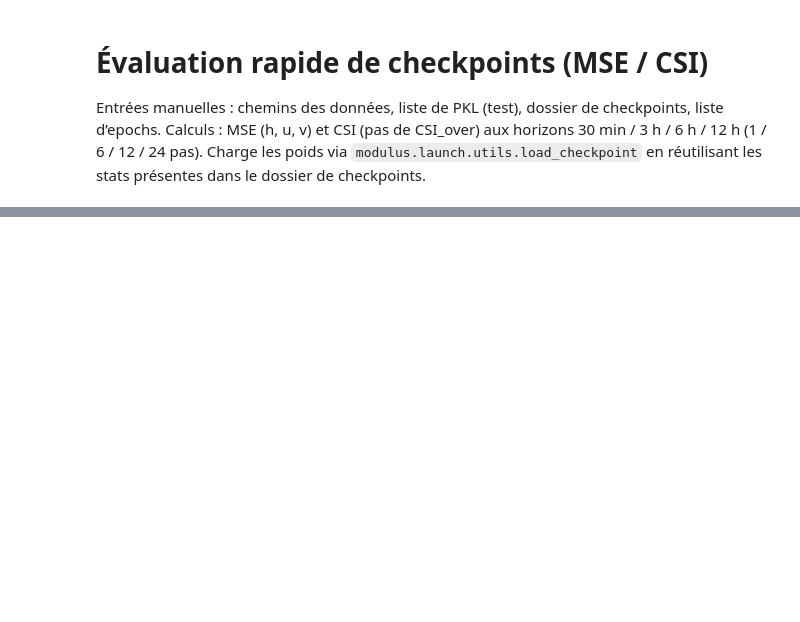
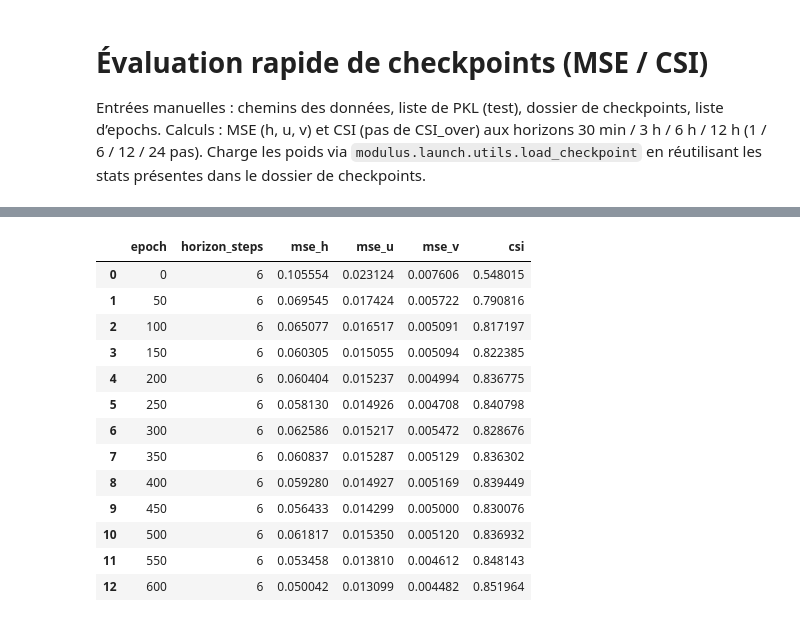
Before and after one commit to vmerc/gnn_modulus_test, a Jupyter notebook: jupyter/eval_checkpoints_minimal.ipynb, the cells around one changed output, grey strips where cells are left out. Saved outputs shown, nothing was run; the diff lists cells and outputs as text; code cells hidden in the pictures; blank space fills up the shorter version.

```diff
--- a/jupyter/eval_checkpoints_minimal.ipynb
+++ b/jupyter/eval_checkpoints_minimal.ipynb
@@ -28,14 +30,14 @@ device
 # =====================
 
 # Graphe de base (DGL) et PKL de test
-DATA_DIR = "/work/m24046/m24046mrcr/results_data_30min_35_70_maillagex8/Mesh8_base.bin"
+DATA_DIR = "/work/m24046/m24046mrcr/paper/Experience2/Multimesh_8_32.bin"
 DYNAMIC_DIR = [
-    # Ajouter ici les PKL de test
+    "/work/m24046/m24046mrcr/results_data_30min_35_70_maillagex8/Group_1_peak_2600_Group_1_peak_2600_0_0-80_interpolated.pkl",
 ]
 
 # Dossier checkpoints (contient node_stats.json / edge_stats.json + checkpoint.*.pt)
-CKPT_DIR = "/work/m24046/m24046mrcr/paper/Experience1/Seed0/"
-CHECKPOINT_EPOCHS = [0, 40, 80]  # epochs à évaluer (ex: 0, 40, 80, ...)
+CKPT_DIR = "/work/m24046/m24046mrcr/paper/Experience2/Seed0/"
+CHECKPOINT_EPOCHS = [0, 50,100,150,200,250,300,350,400,450,500,550,600]  # epochs à évaluer (ex: 0, 40, 80, ...)
 
 # Paramètres modèle (cohérents avec l'entraînement)
 NUM_INPUT_FEATURES = 9
@@ -46,10 +48,15 @@ DO_CONCAT_TRICK = True
 NUM_PROCESSOR_CHECKPOINT_SEGMENTS = 0
 
 # Horizons (en pas de 30 min)
-HORIZONS_STEPS = [1, 6, 12, 24]   # 30 min, 3h, 6h, 12h
+HORIZONS_STEPS = [1]#, 6, 12, 24]   # 30 min, 3h, 6h, 12h
 
 # Nombre de séquences à évaluer (prend les premières)
-MAX_SEQUENCES = 5
+MAX_SEQUENCES = 205
 
 # Seuil CSI
 THRESHOLD_M = 0.05
+# %%
+import pickle as pkl
+with open(DYNAMIC_DIR[0], 'rb') as f:
+    data = pkl.load(f)
+print(len(data))
@@ -206,0 +242,35 @@ plot_curves(metrics, HORIZONS_STEPS)
+# %%
+import pandas as pd
+
+rows = []
+for ep, res in metrics.items():
+    for h, vals in res.items():
+        mse_mean = vals.get("mse_mean", [np.nan, np.nan, np.nan])
+        rows.append({
+            "epoch": ep,
+            "horizon_steps": h,
+            "mse_h": mse_mean[0],
+            "mse_u": mse_mean[1],
+            "mse_v": mse_mean[2],
+            "csi": vals.get("csi_mean", np.nan),
+        })
+
+df = pd.DataFrame(rows)
+csv_path = "metrics_export.csv"  # adapte le chemin si besoin
+df.to_csv(csv_path, index=False)
+df
+# %% [output]
+|  | epoch | horizon_steps | mse_h | mse_u | mse_v | csi |
+| 0 | 0 | 6 | 0.105554 | 0.023124 | 0.007606 | 0.548015 |
+| 1 | 50 | 6 | 0.069545 | 0.017424 | 0.005722 | 0.790816 |
+| 2 | 100 | 6 | 0.065077 | 0.016517 | 0.005091 | 0.817197 |
+| 3 | 150 | 6 | 0.060305 | 0.015055 | 0.005094 | 0.822385 |
+| 4 | 200 | 6 | 0.060404 | 0.015237 | 0.004994 | 0.836775 |
+| 5 | 250 | 6 | 0.058130 | 0.014926 | 0.004708 | 0.840798 |
+| 6 | 300 | 6 | 0.062586 | 0.015217 | 0.005472 | 0.828676 |
+| 7 | 350 | 6 | 0.060837 | 0.015287 | 0.005129 | 0.836302 |
+| 8 | 400 | 6 | 0.059280 | 0.014927 | 0.005169 | 0.839449 |
+| 9 | 450 | 6 | 0.056433 | 0.014299 | 0.005000 | 0.830076 |
+| 10 | 500 | 6 | 0.061817 | 0.015350 | 0.005120 | 0.836932 |
+| 11 | 550 | 6 | 0.053458 | 0.013810 | 0.004612 | 0.848143 |
+| 12 | 600 | 6 | 0.050042 | 0.013099 | 0.004482 | 0.851964 |
```
Also changed, not shown: parts of 5 cells of this notebook, 1 other file.
